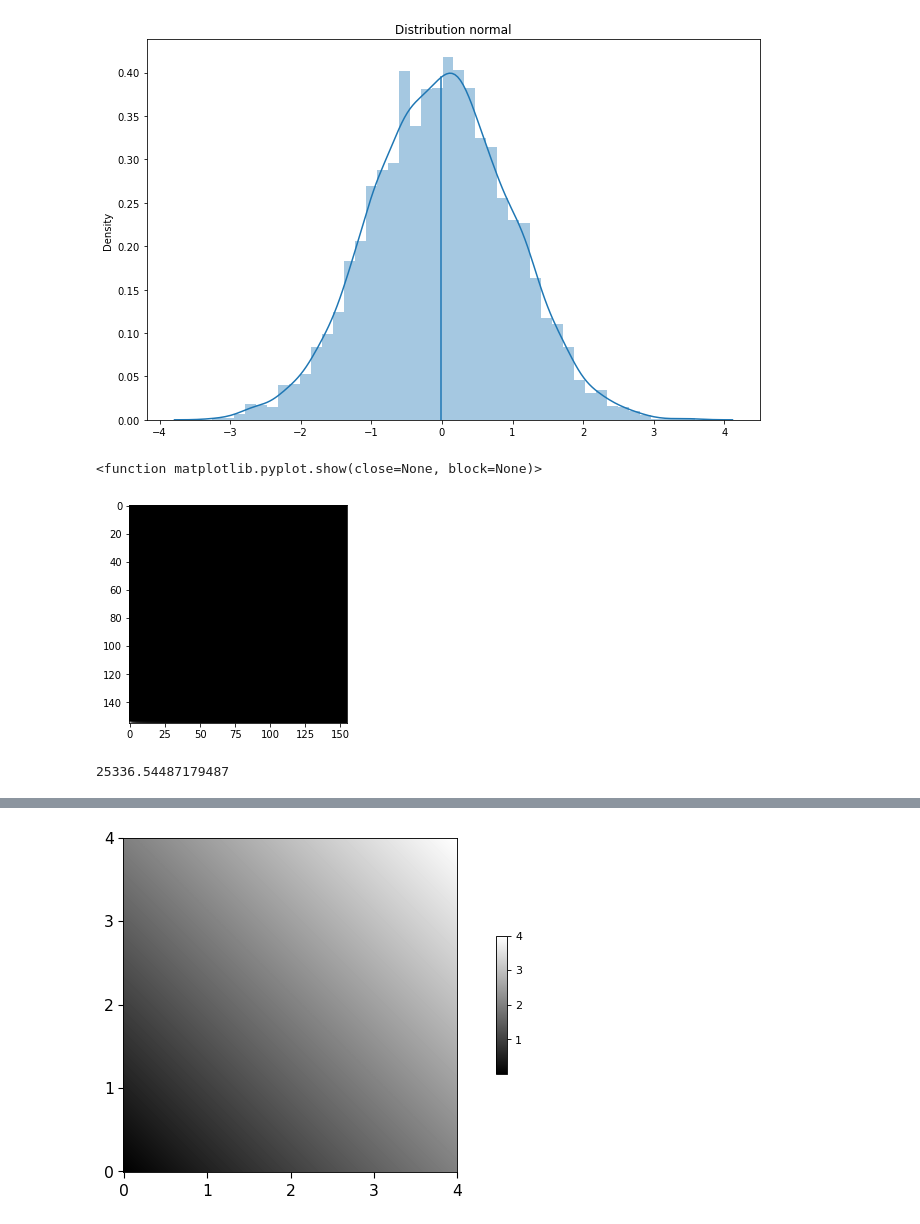
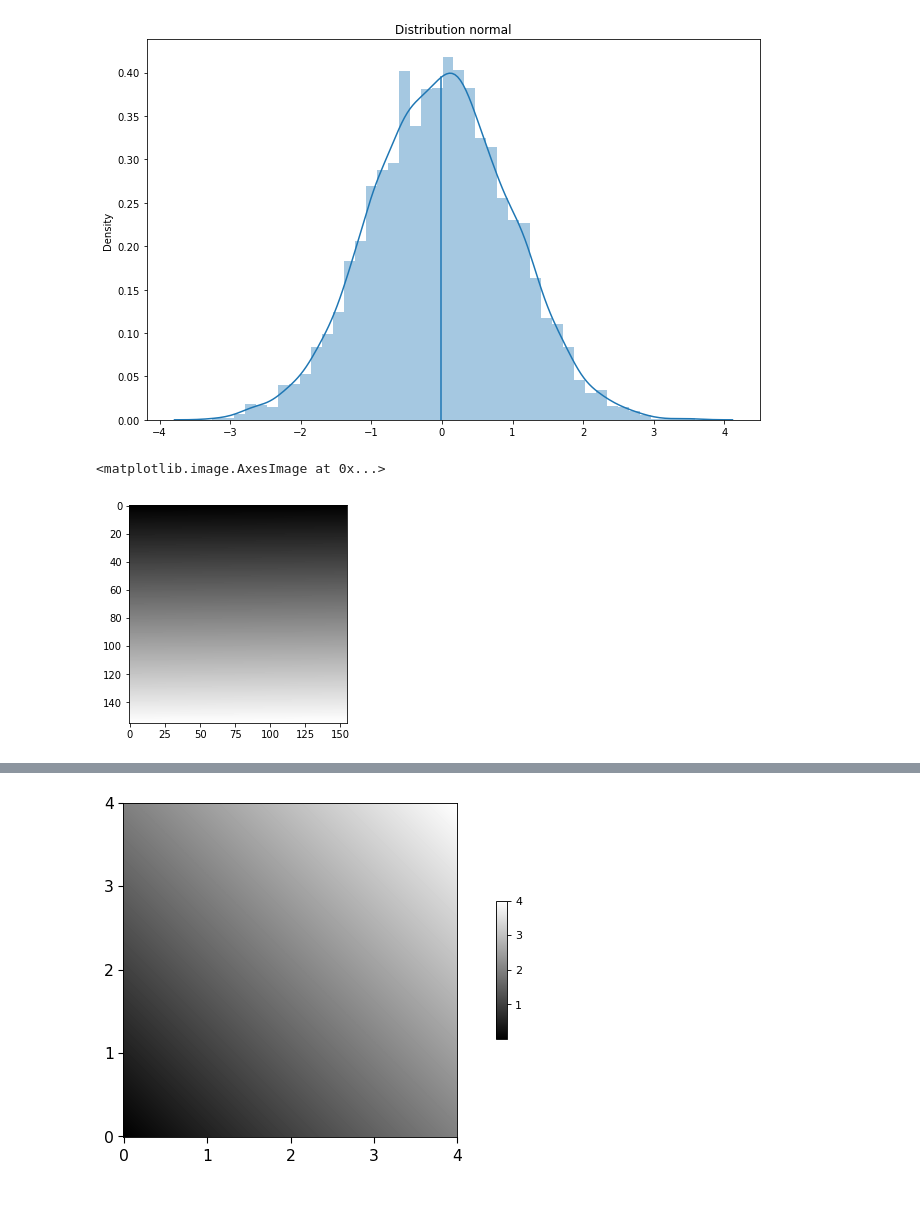
Before and after one commit to caroperez/Statistical_studies, a Jupyter notebook: Types of averages.ipynb, the cells around one changed output, grey strips where cells are left out. Cells and saved outputs as stored; diff of their text form; code cells hidden in the pictures.

```diff
--- a/Types of averages.ipynb
+++ b/Types of averages.ipynb
@@ -39,17 +39,16 @@ ax.set_title('Distribution normal')
 plt.show()
 # %% [output]
 [figure]
-# %%
-%matplotlib inline
-
-# data
-df = np.linspace(0.01, 255, 155 * 155).reshape(155, 155)
-mean_df = np.divide(df, df[::-1])
-df_plot = mean_df * 255
-
-plt.imshow(df_plot, cmap = "gray")
-plt.show
-# %% [output]
-<function matplotlib.pyplot.show(close=None, block=None)>
-[figure, removed]
+# %%
+%matplotlib inline
+
+# data
+df_x = np.linspace(0, 4, 155 * 155)
+df = pd.DataFrame(zip(df_x, df_x))
+df['mean'] = np.mean(df, axis = 1)
+
+plt.imshow(np.array(df['mean']).reshape(155, 155), cmap = "gray")
+# %% [output]
+<matplotlib.image.AxesImage at 0x...>
+[figure, added]
 # %%
@@ -144,7 +142,3 @@ def plot_funk(
 
 def arithmetic_mean(a, b):
     return (a + b) / 2
-# %%
-mean_df.max()
-# %% [output]
-25336.54487179487
```
Also changed, not shown: parts of 2 cells of this notebook.
